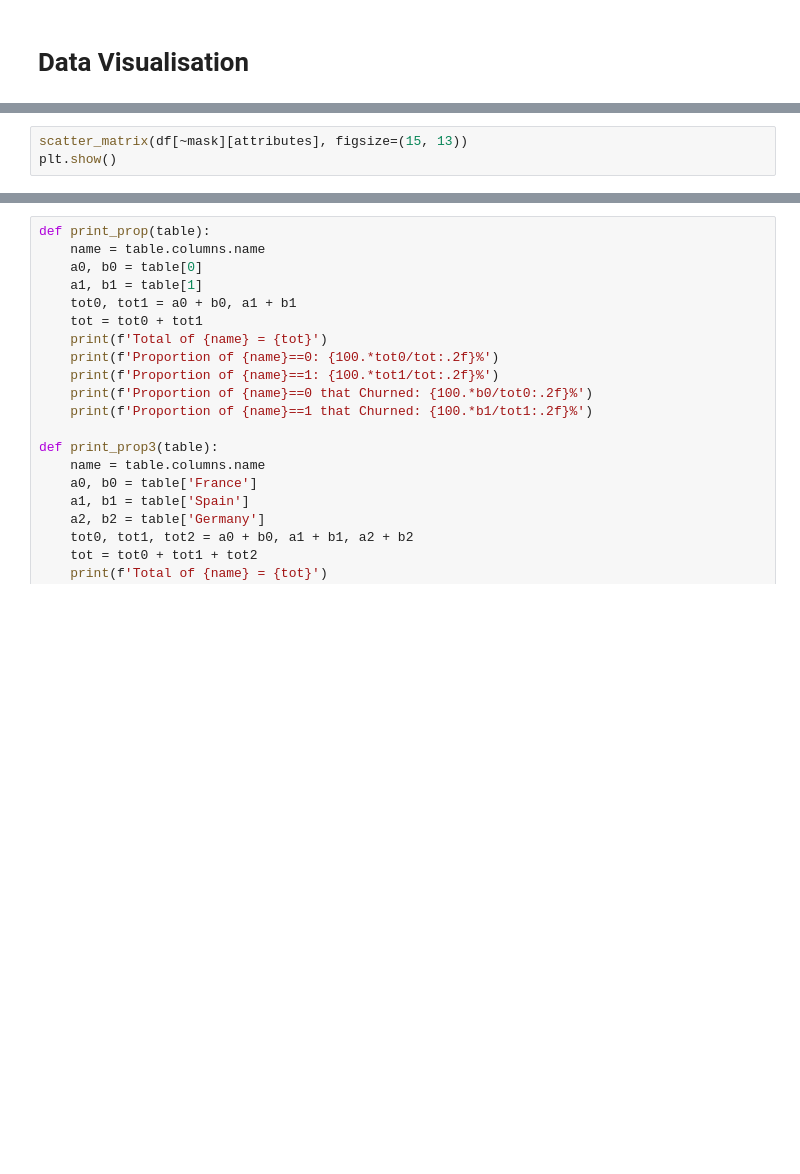
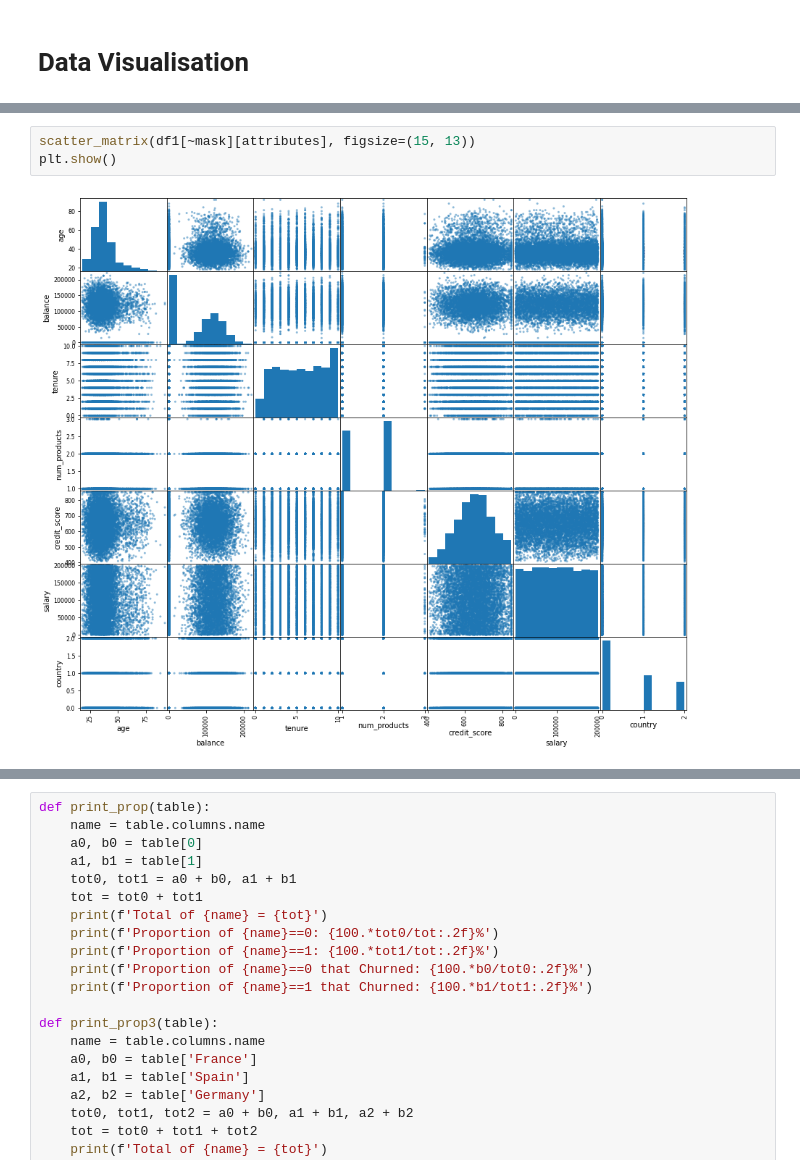
Before and after one commit to gcsantucci/churn_TopBank, a Jupyter notebook: churn_eda.ipynb, the cells around one changed output, grey strips where cells are left out. Drawn from its saved outputs; the diff is of its cells as text; blank space fills up the shorter version.

```diff
--- a/churn_eda.ipynb
+++ b/churn_eda.ipynb
@@ -387,6 +386,8 @@ plt.show()
 # %%
-scatter_matrix(df[~mask][attributes], figsize=(15, 13))
+scatter_matrix(df1[~mask][attributes], figsize=(15, 13))
 plt.show()
+# %% [output]
+[figure, added]
 # %%
 fig, ax = plt.subplots(nrows=3, ncols=2, figsize=(16, 12))
 (ax1, ax2), (ax3, ax4), (ax5, ax6) = ax
```
Also changed, not shown: parts of 22 cells of this notebook.
